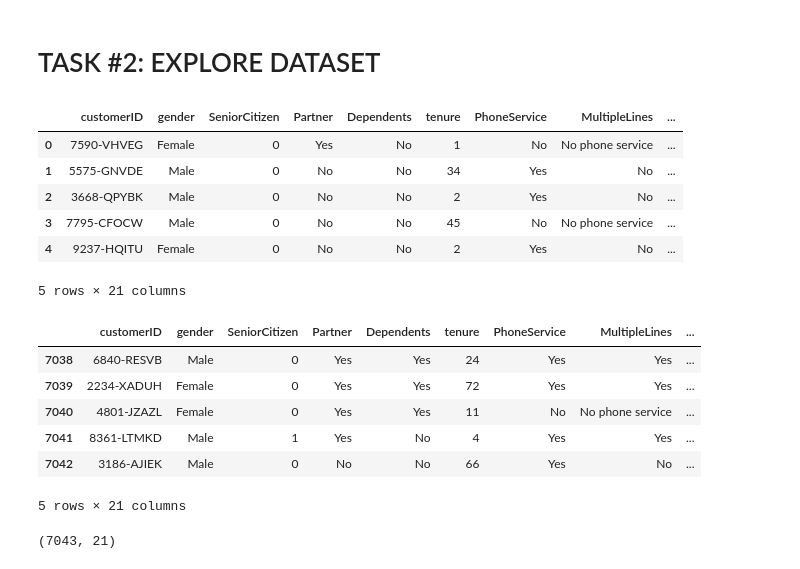
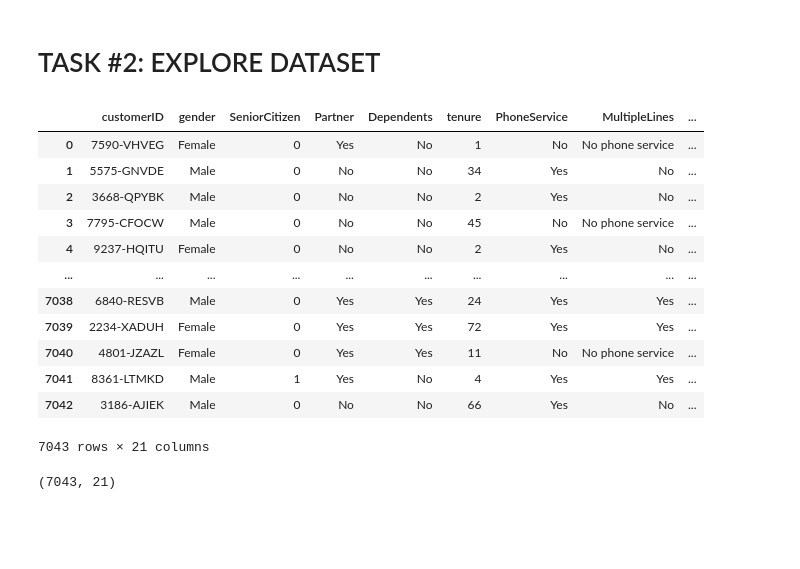
Before and after one commit to ranjansinghds/Telco-Customer-Churn-Prediction-Project, a Jupyter notebook: Telecom_Customer_Churn_Prediction.ipynb, the cells around one changed output. Cells and saved outputs as stored; diff of their text form; code cells hidden in the pictures; blank space fills up the shorter version.

```diff
--- a/Telecom_Customer_Churn_Prediction.ipynb
+++ b/Telecom_Customer_Churn_Prediction.ipynb
@@ -90,27 +90,24 @@ from sklearn.metrics import (
 tele_df = pd.read_csv("Telco_Customer_Churn_Dataset.csv")
 # %% [markdown]
 # TASK #2: EXPLORE DATASET
-# %%
-# Checking the dataset
-tele_df.head()
-# %% [output]
-|  | customerID | gender | SeniorCitizen | Partner | Dependents | tenure | PhoneService | MultipleLines | ... |
-| 0 | 7590-VHVEG | Female | 0 | Yes | No | 1 | No | No phone service | ... |
-| 1 | 5575-GNVDE | Male | 0 | No | No | 34 | Yes | No | ... |
-| 2 | 3668-QPYBK | Male | 0 | No | No | 2 | Yes | No | ... |
-| 3 | 7795-CFOCW | Male | 0 | No | No | 45 | No | No phone service | ... |
-| 4 | 9237-HQITU | Female | 0 | No | No | 2 | Yes | No | ... |
-5 rows × 21 columns
-# %%
-tele_df.tail()
-# %% [output]
-|  | customerID | gender | SeniorCitizen | Partner | Dependents | tenure | PhoneService | MultipleLines | ... |
-| 7038 | 6840-RESVB | Male | 0 | Yes | Yes | 24 | Yes | Yes | ... |
-| 7039 | 2234-XADUH | Female | 0 | Yes | Yes | 72 | Yes | Yes | ... |
-| 7040 | 4801-JZAZL | Female | 0 | Yes | Yes | 11 | No | No phone service | ... |
-| 7041 | 8361-LTMKD | Male | 1 | Yes | No | 4 | Yes | Yes | ... |
-| 7042 | 3186-AJIEK | Male | 0 | No | No | 66 | Yes | No | ... |
-5 rows × 21 columns
+# %%
+# Checking the dataset
+pd.set_option('display.max_columns', None)
+tele_df
+# %% [output]
+|  | customerID | gender | SeniorCitizen | Partner | Dependents | tenure | PhoneService | MultipleLines | ... |
+| 0 | 7590-VHVEG | Female | 0 | Yes | No | 1 | No | No phone service | ... |
+| 1 | 5575-GNVDE | Male | 0 | No | No | 34 | Yes | No | ... |
+| 2 | 3668-QPYBK | Male | 0 | No | No | 2 | Yes | No | ... |
+| 3 | 7795-CFOCW | Male | 0 | No | No | 45 | No | No phone service | ... |
+| 4 | 9237-HQITU | Female | 0 | No | No | 2 | Yes | No | ... |
+| ... | ... | ... | ... | ... | ... | ... | ... | ... | ... |
+| 7038 | 6840-RESVB | Male | 0 | Yes | Yes | 24 | Yes | Yes | ... |
+| 7039 | 2234-XADUH | Female | 0 | Yes | Yes | 72 | Yes | Yes | ... |
+| 7040 | 4801-JZAZL | Female | 0 | Yes | Yes | 11 | No | No phone service | ... |
+| 7041 | 8361-LTMKD | Male | 1 | Yes | No | 4 | Yes | Yes | ... |
+| 7042 | 3186-AJIEK | Male | 0 | No | No | 66 | Yes | No | ... |
+7043 rows × 21 columns
 # %%
 # Checking the shape
 tele_df.shape
```
